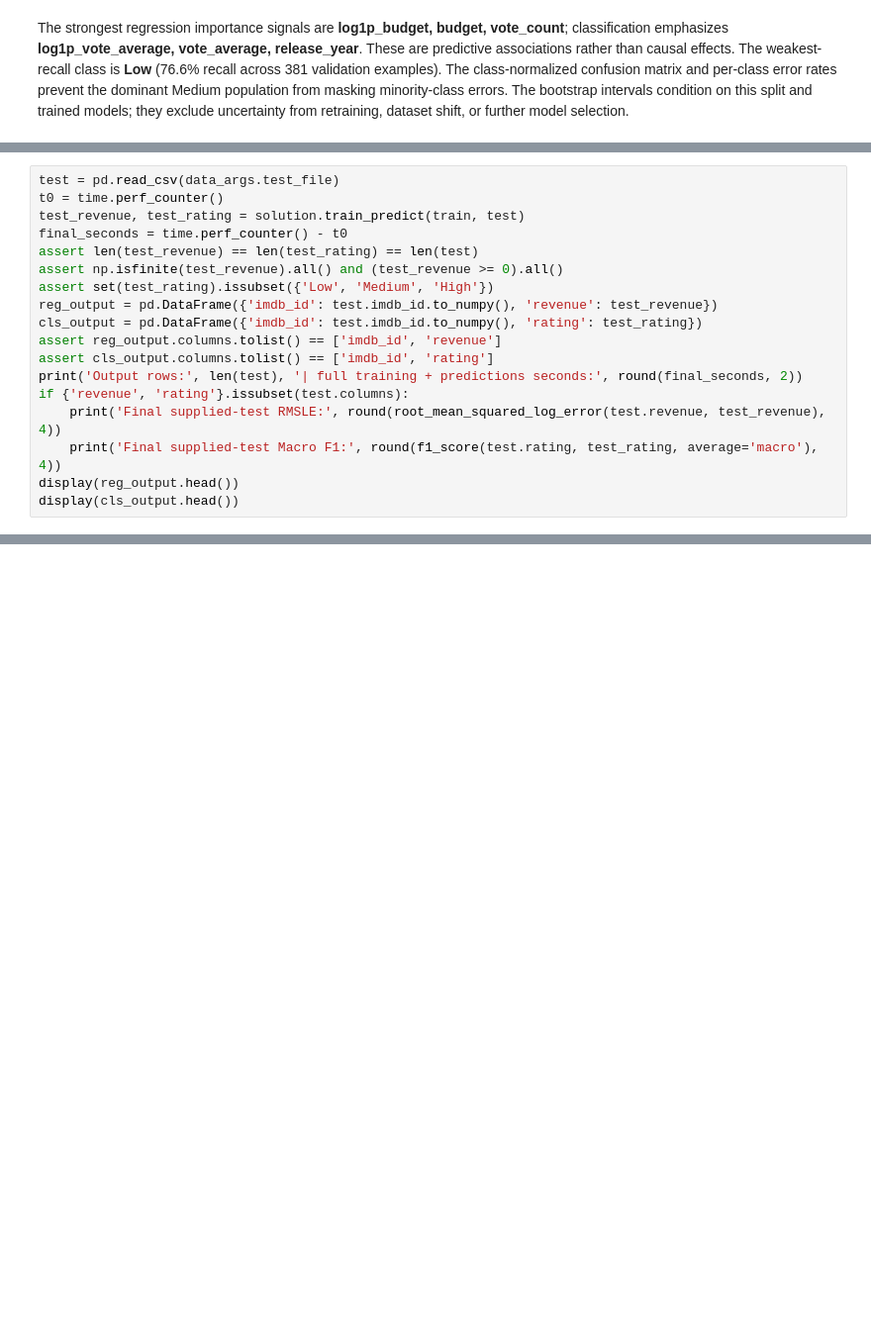
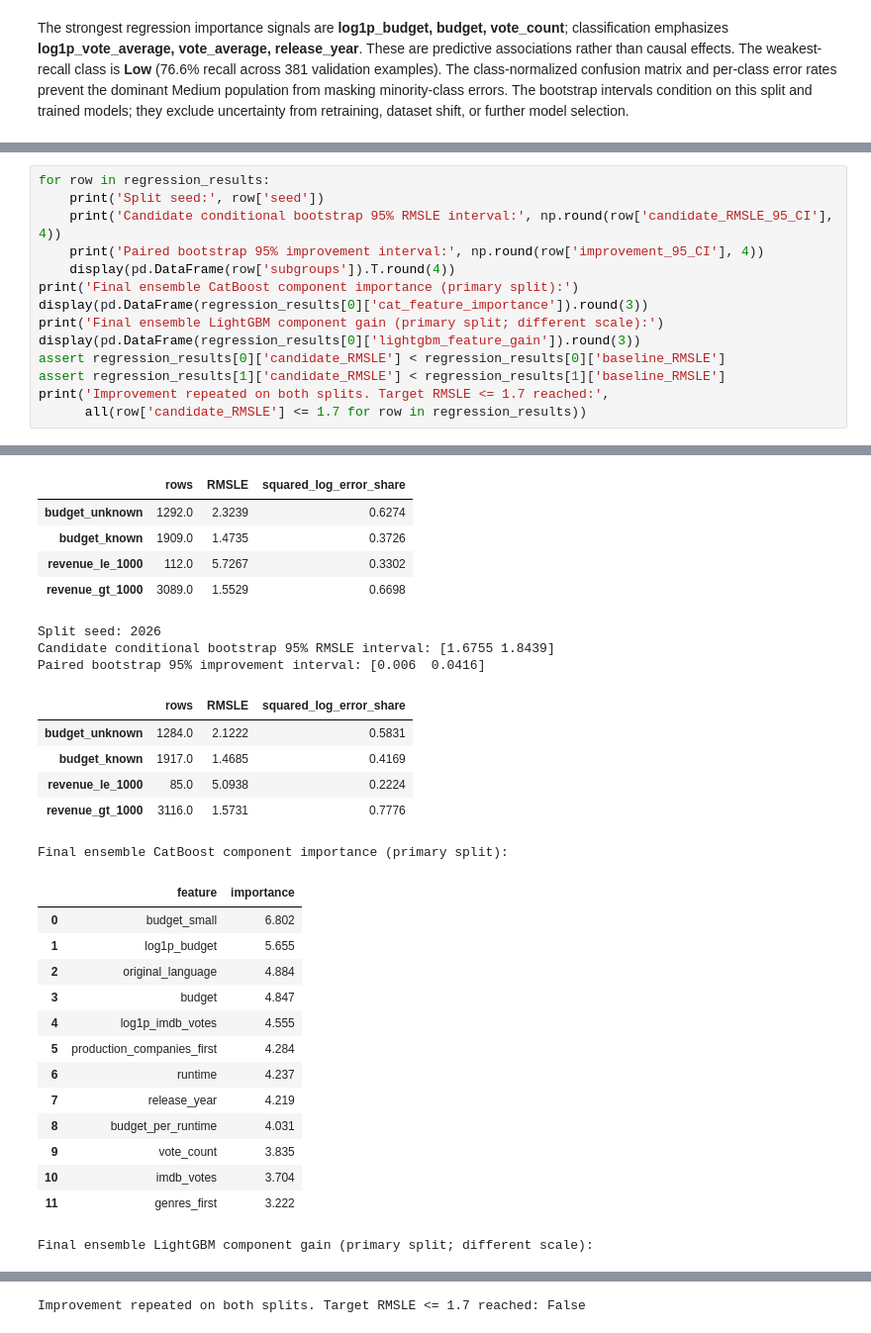
Before and after one commit to somayang1023750-hub/9321-ass3, a Jupyter notebook: z5429763.ipynb, the cells around one changed output, grey strips where cells are left out. Shown at 99% size. Saved outputs shown, nothing was run; the diff lists cells and outputs as text; blank space fills up the shorter version.

Commit message:
Improve revenue regression with enriched features and CPU ensemble

```diff
--- a/z5429763.ipynb
+++ b/z5429763.ipynb
@@ -405,18 +403,0 @@ Only after fixing both configurations do I read the test file. It is independent
-# %%
-test = pd.read_csv(data_args.test_file)
-t0 = time.perf_counter()
-test_revenue, test_rating = solution.train_predict(train, test)
-final_seconds = time.perf_counter() - t0
-assert len(test_revenue) == len(test_rating) == len(test)
-assert np.isfinite(test_revenue).all() and (test_revenue >= 0).all()
-assert set(test_rating).issubset({'Low', 'Medium', 'High'})
-reg_output = pd.DataFrame({'imdb_id': test.imdb_id.to_numpy(), 'revenue': test_revenue})
-cls_output = pd.DataFrame({'imdb_id': test.imdb_id.to_numpy(), 'rating': test_rating})
-assert reg_output.columns.tolist() == ['imdb_id', 'revenue']
-assert cls_output.columns.tolist() == ['imdb_id', 'rating']
-print('Output rows:', len(test), '| full training + predictions seconds:', round(final_seconds, 2))
-if {'revenue', 'rating'}.issubset(test.columns):
-    print('Final supplied-test RMSLE:', round(root_mean_squared_log_error(test.revenue, test_revenue), 4))
-    print('Final supplied-test Macro F1:', round(f1_score(test.rating, test_rating, average='macro'), 4))
-display(reg_output.head())
-display(cls_output.head())
@@ -447,0 +527,15 @@ Final supplied-test Macro F1: 0.7413
+# %%
+for row in regression_results:
+    print('Split seed:', row['seed'])
+    print('Candidate conditional bootstrap 95% RMSLE interval:', np.round(row['candidate_RMSLE_95_CI'], 4))
+    print('Paired bootstrap 95% improvement interval:', np.round(row['improvement_95_CI'], 4))
+    display(pd.DataFrame(row['subgroups']).T.round(4))
+print('Final ensemble CatBoost component importance (primary split):')
+display(pd.DataFrame(regression_results[0]['cat_feature_importance']).round(3))
+print('Final ensemble LightGBM component gain (primary split; different scale):')
+display(pd.DataFrame(regression_results[0]['lightgbm_feature_gain']).round(3))
+assert regression_results[0]['candidate_RMSLE'] < regression_results[0]['baseline_RMSLE']
+assert regression_results[1]['candidate_RMSLE'] < regression_results[1]['baseline_RMSLE']
+print('Improvement repeated on both splits. Target RMSLE <= 1.7 reached:',
+      all(row['candidate_RMSLE'] <= 1.7 for row in regression_results))
+# %% [output]
@@ -447,0 +545,28 @@ Final supplied-test Macro F1: 0.7413
+|  | rows | RMSLE | squared_log_error_share |
+| budget_unknown | 1292.0 | 2.3239 | 0.6274 |
+| budget_known | 1909.0 | 1.4735 | 0.3726 |
+| revenue_le_1000 | 112.0 | 5.7267 | 0.3302 |
+| revenue_gt_1000 | 3089.0 | 1.5529 | 0.6698 |
+Split seed: 2026
+Candidate conditional bootstrap 95% RMSLE interval: [1.6755 1.8439]
+Paired bootstrap 95% improvement interval: [0.006  0.0416]
+|  | rows | RMSLE | squared_log_error_share |
+| budget_unknown | 1284.0 | 2.1222 | 0.5831 |
+| budget_known | 1917.0 | 1.4685 | 0.4169 |
+| revenue_le_1000 | 85.0 | 5.0938 | 0.2224 |
+| revenue_gt_1000 | 3116.0 | 1.5731 | 0.7776 |
+Final ensemble CatBoost component importance (primary split):
+|  | feature | importance |
+| 0 | budget_small | 6.802 |
+| 1 | log1p_budget | 5.655 |
+| 2 | original_language | 4.884 |
+| 3 | budget | 4.847 |
+| 4 | log1p_imdb_votes | 4.555 |
+| 5 | production_companies_first | 4.284 |
+| 6 | runtime | 4.237 |
+| 7 | release_year | 4.219 |
+| 8 | budget_per_runtime | 4.031 |
+| 9 | vote_count | 3.835 |
+| 10 | imdb_votes | 3.704 |
+| 11 | genres_first | 3.222 |
+Final ensemble LightGBM component gain (primary split; different scale):
@@ -447,0 +586 @@ Final supplied-test Macro F1: 0.7413
+Improvement repeated on both splits. Target RMSLE <= 1.7 reached: False
```
Also changed, not shown: parts of 10 cells of this notebook, 10 other files.
